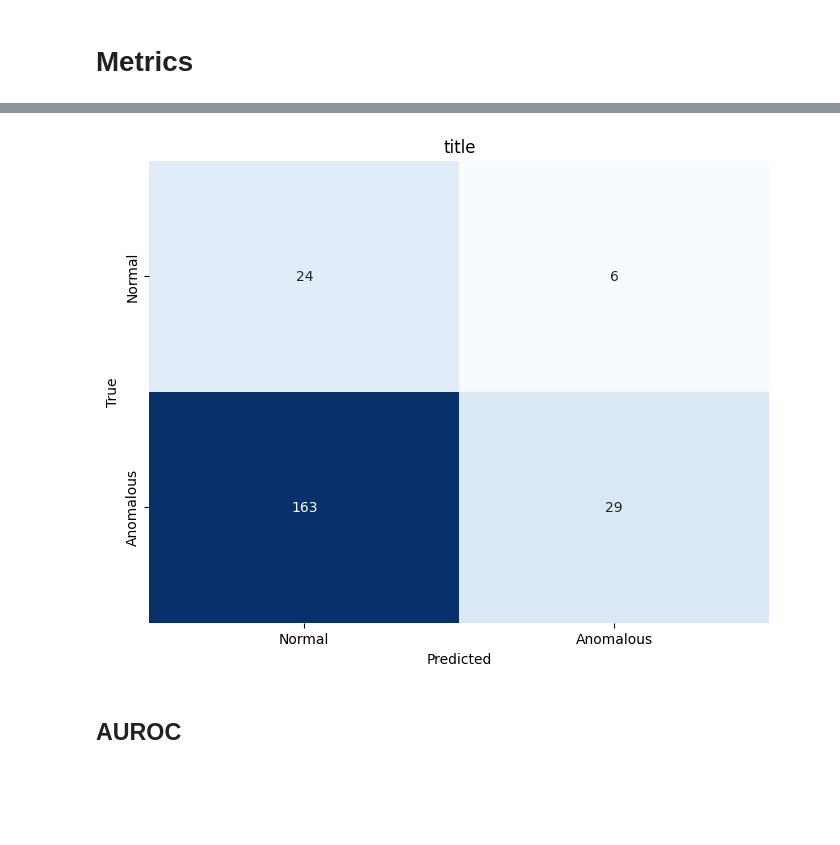
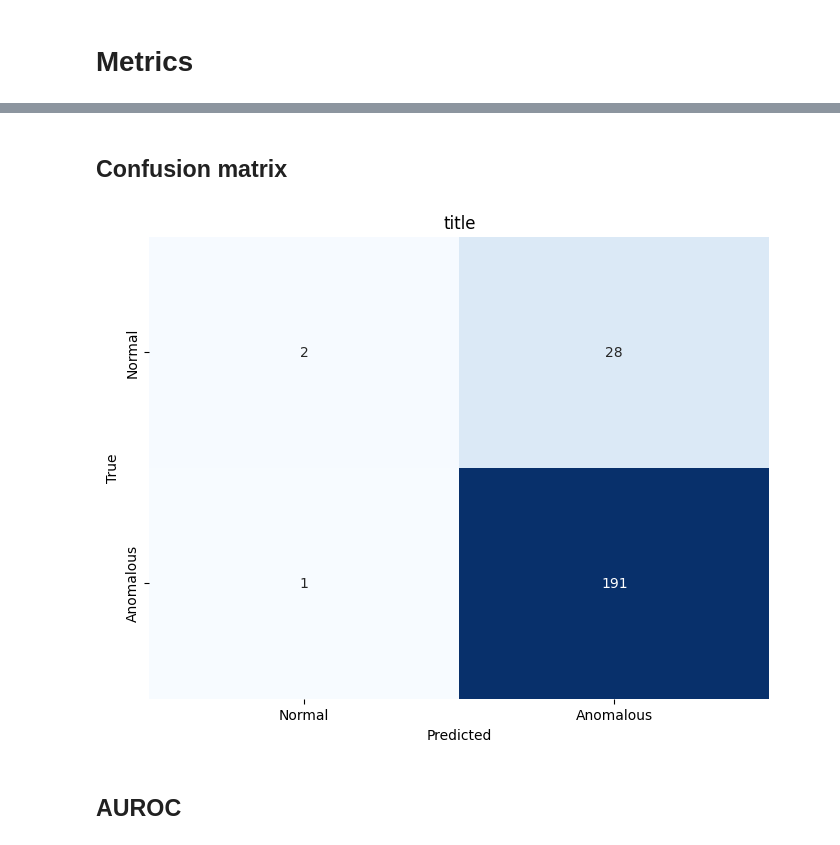
Before and after one commit to MarcelRosier/mad_seminar, a Jupyter notebook: run_eval.ipynb, the cells around one changed output, grey strips where cells are left out. Cells and saved outputs as stored; diff of their text form; code cells hidden in the pictures; blank space fills up the shorter version.

Commit message:
- add find otimal threshold - add classification report

```diff
--- a/run_eval.ipynb
+++ b/run_eval.ipynb
@@ -108,0 +111,3 @@ evaluator.histplot(EvalType.NORMAL)
+# %%
+optimal_threshold = evaluator.find_optimal_threshold_f1()
+print(optimal_threshold)
@@ -109,7 +129,9 @@ evaluator.histplot(EvalType.NORMAL)
+# %% [markdown]
+## Confusion matrix
 # %%
-evaluator.plot_confusion_matrix(threshold=0.5)
+evaluator.plot_confusion_matrix(threshold=optimal_threshold)
 # %% [output]
-[figure, old version]
+[figure, new version]
 # %% [markdown]
 ## AUROC
 # %%
```
Also changed, not shown: parts of 4 cells of this notebook, 1 other file.
